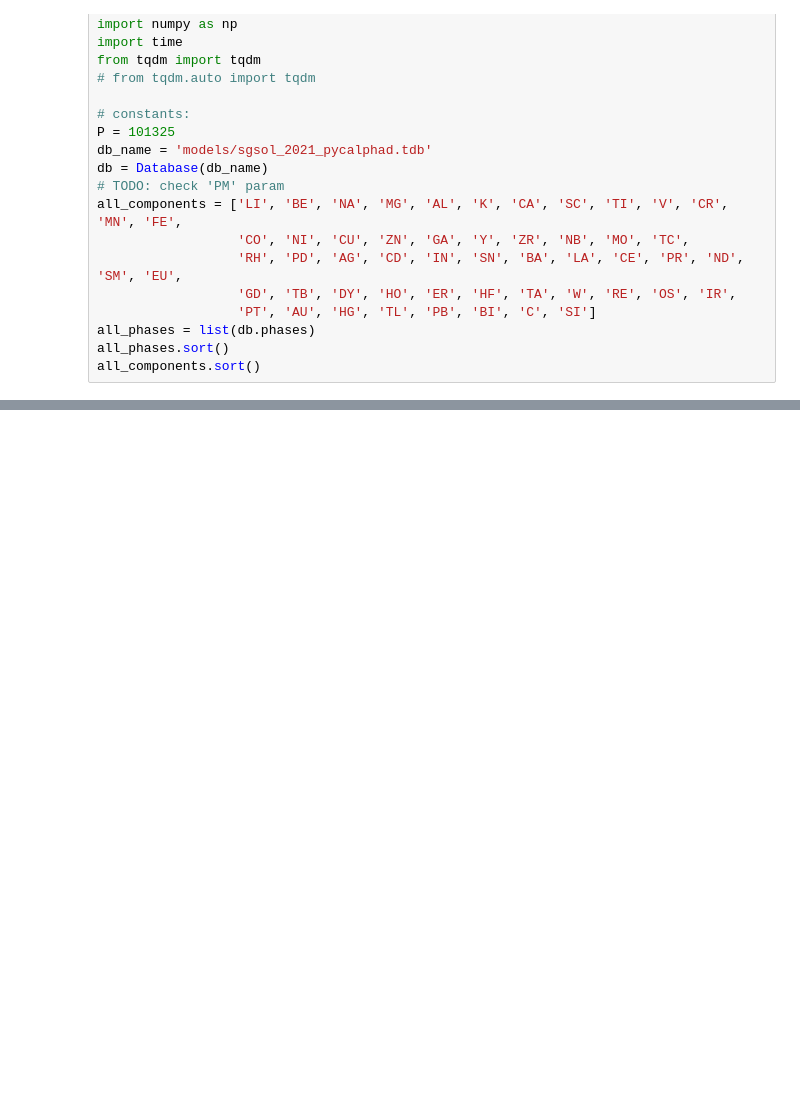
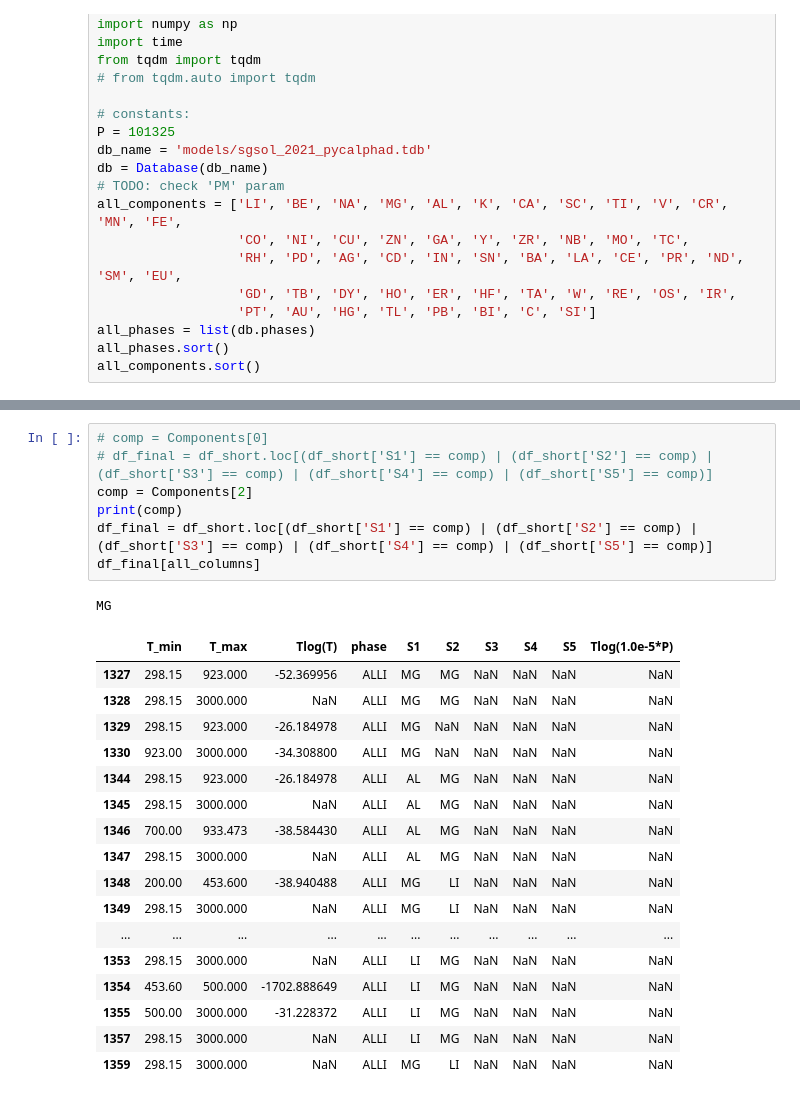
Before and after one commit to 1dimadim1/PhaseCompositionPrediction, a Jupyter notebook: reader.ipynb, the cells around one changed output, grey strips where cells are left out. Saved outputs shown, nothing was run; the diff lists cells and outputs as text; blank space fills up the shorter version.

```diff
--- a/reader.ipynb
+++ b/reader.ipynb
@@ -83,0 +196,26 @@ dtype: object
+# %%
+# comp = Components[0]
+# df_final = df_short.loc[(df_short['S1'] == comp) | (df_short['S2'] == comp) | (df_short['S3'] == comp) | (df_short['S4'] == comp) | (df_short['S5'] == comp)]
+comp = Components[2]
+print(comp)
+df_final = df_short.loc[(df_short['S1'] == comp) | (df_short['S2'] == comp) | (df_short['S3'] == comp) | (df_short['S4'] == comp) | (df_short['S5'] == comp)]
+df_final[all_columns]
+# %% [output]
+MG
+|  | T_min | T_max | Tlog(T) | phase | S1 | S2 | S3 | S4 | S5 | Tlog(1.0e-5*P) |
+| 1327 | 298.15 | 923.000 | -52.369956 | ALLI | MG | MG | NaN | NaN | NaN | NaN |
+| 1328 | 298.15 | 3000.000 | NaN | ALLI | MG | MG | NaN | NaN | NaN | NaN |
+| 1329 | 298.15 | 923.000 | -26.184978 | ALLI | MG | NaN | NaN | NaN | NaN | NaN |
+| 1330 | 923.00 | 3000.000 | -34.308800 | ALLI | MG | NaN | NaN | NaN | NaN | NaN |
+| 1344 | 298.15 | 923.000 | -26.184978 | ALLI | AL | MG | NaN | NaN | NaN | NaN |
+| 1345 | 298.15 | 3000.000 | NaN | ALLI | AL | MG | NaN | NaN | NaN | NaN |
+| 1346 | 700.00 | 933.473 | -38.584430 | ALLI | AL | MG | NaN | NaN | NaN | NaN |
+| 1347 | 298.15 | 3000.000 | NaN | ALLI | AL | MG | NaN | NaN | NaN | NaN |
+| 1348 | 200.00 | 453.600 | -38.940488 | ALLI | MG | LI | NaN | NaN | NaN | NaN |
+| 1349 | 298.15 | 3000.000 | NaN | ALLI | MG | LI | NaN | NaN | NaN | NaN |
+| ... | ... | ... | ... | ... | ... | ... | ... | ... | ... | ... |
+| 1353 | 298.15 | 3000.000 | NaN | ALLI | LI | MG | NaN | NaN | NaN | NaN |
+| 1354 | 453.60 | 500.000 | -1702.888649 | ALLI | LI | MG | NaN | NaN | NaN | NaN |
+| 1355 | 500.00 | 3000.000 | -31.228372 | ALLI | LI | MG | NaN | NaN | NaN | NaN |
+| 1357 | 298.15 | 3000.000 | NaN | ALLI | LI | MG | NaN | NaN | NaN | NaN |
+| 1359 | 298.15 | 3000.000 | NaN | ALLI | MG | LI | NaN | NaN | NaN | NaN |
```
Also changed, not shown: parts of 7 cells of this notebook, 1 other file.
